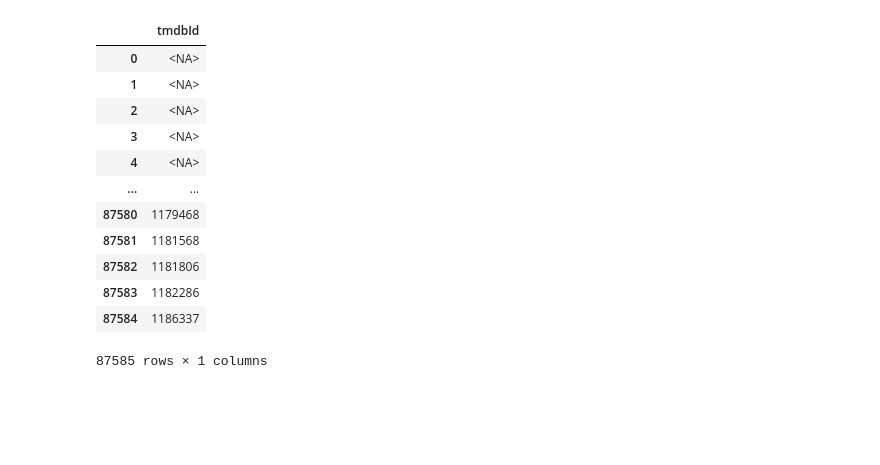
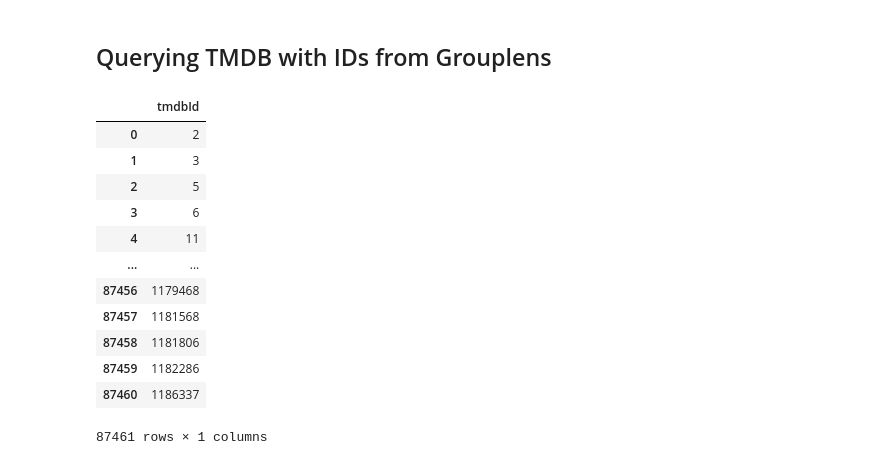
Before and after one commit to oliverramsaygray/film_wizard, a Jupyter notebook: notebooks/org_notebook.ipynb, the cells around one changed output. Cells and saved outputs as stored; diff of their text form; code cells hidden in the pictures; blank space fills up the shorter version.

```diff
--- a/notebooks/org_notebook.ipynb
+++ b/notebooks/org_notebook.ipynb
@@ -2,0 +1,2 @@
+# %% [markdown]
+## Querying TMDB with IDs from Grouplens
@@ -11,19 +13,19 @@ from google.cloud import bigquery
 # %%
 client = bigquery.Client()
 tmdb_list = client.query(query)
-df = client.query(query).to_dataframe()
+df = tmdb_list.to_dataframe()
 df
 # %% [output]
 |  | tmdbId |
-| 0 | <NA> |
-| 1 | <NA> |
-| 2 | <NA> |
-| 3 | <NA> |
-| 4 | <NA> |
+| 0 | 2 |
+| 1 | 3 |
+| 2 | 5 |
+| 3 | 6 |
+| 4 | 11 |
 | ... | ... |
-| 87580 | 1179468 |
-| 87581 | 1181568 |
-| 87582 | 1181806 |
-| 87583 | 1182286 |
-| 87584 | 1186337 |
+| 87456 | 1179468 |
+| 87457 | 1181568 |
+| 87458 | 1181806 |
+| 87459 | 1182286 |
+| 87460 | 1186337 |
-87585 rows × 1 columns
+87461 rows × 1 columns
```
Also changed, not shown: parts of 15 cells of this notebook, 3 other files.
